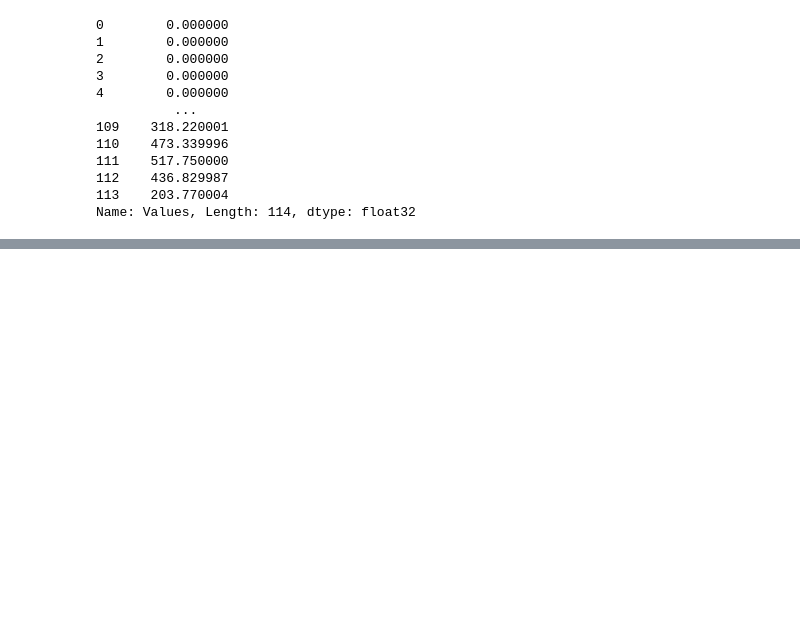
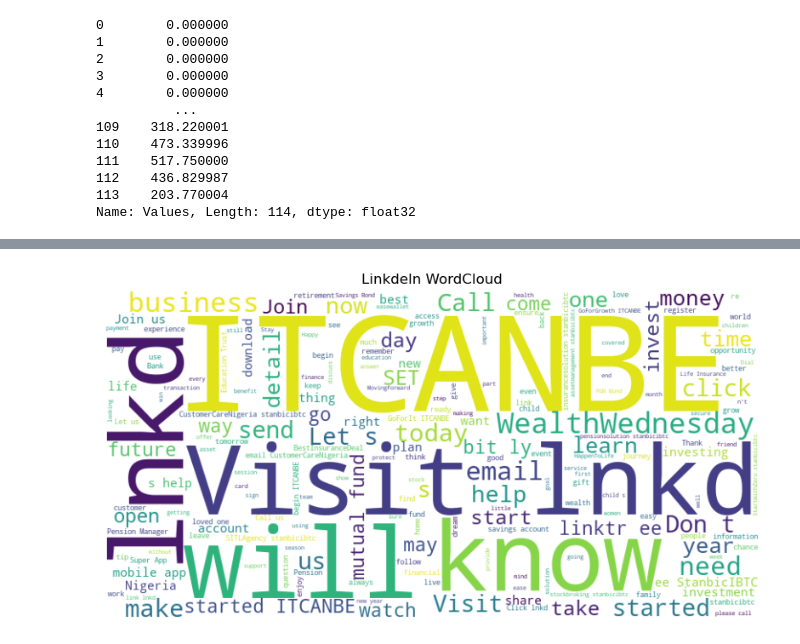
Before and after one commit to awojidetola/HacktheFeedInsights, a Jupyter notebook: HacktheFeed.ipynb, the cells around one changed output, grey strips where cells are left out. Saved outputs shown, nothing was run; the diff lists cells and outputs as text; code cells hidden in the pictures; blank space fills up the shorter version.

```diff
--- a/HacktheFeed.ipynb
+++ b/HacktheFeed.ipynb
@@ -979,0 +1048,4 @@ plt.show()
+# %%
+create_wordcloud(link_df, title = "Linkdeln WordCloud", exclude_words = ['lnkd', 'https', 'Stanbic', 'IBTC'])
+# %% [output]
+[figure, added]
```
Also changed, not shown: parts of 26 cells of this notebook, 5 other files.
